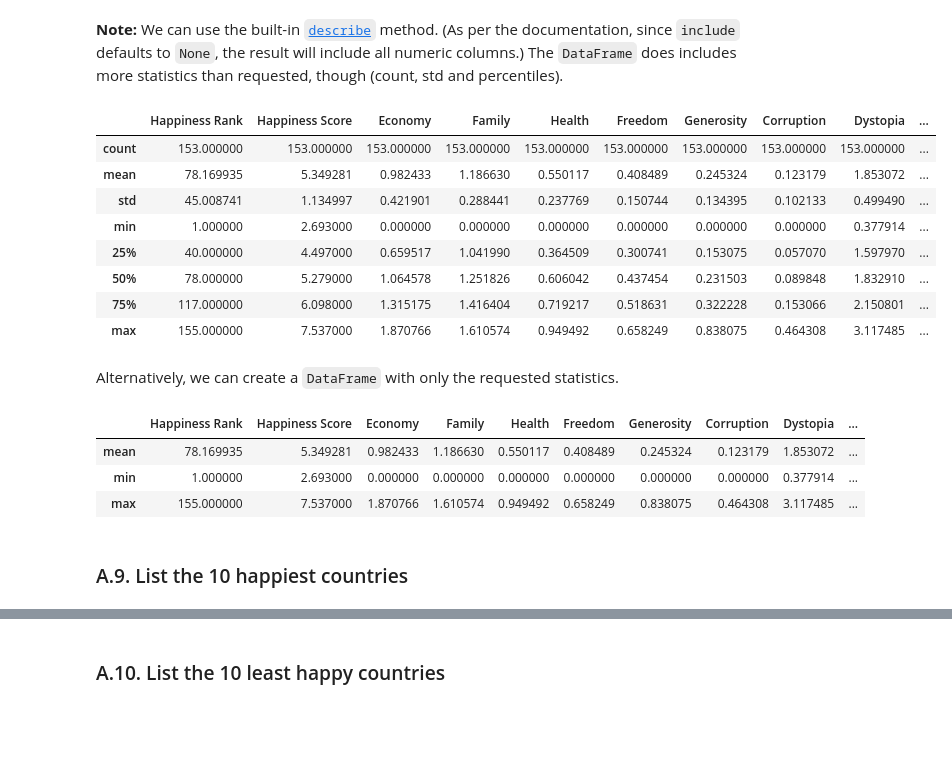
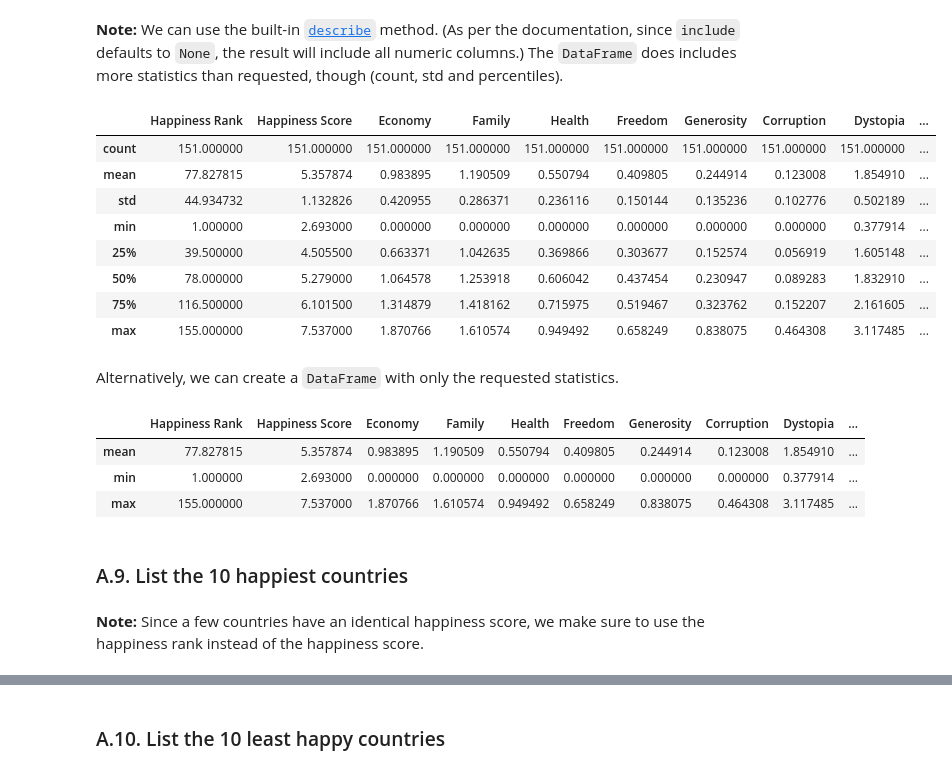
Before and after one commit to jeanrichard/epflx-adsml19-course1-project, a Jupyter notebook: course-01-project.ipynb, the cells around one changed output, grey strips where cells are left out. Saved outputs shown, nothing was run; the diff lists cells and outputs as text; code cells hidden in the pictures; blank space fills up the shorter version.

```diff
--- a/course-01-project.ipynb
+++ b/course-01-project.ipynb
@@ -17,7 +23,9 @@ path_to_data = './data.csv'
+# %%
+data_filename = pathlib.Path.cwd().joinpath('data.csv')
 # %% [markdown]
 ### A.2. Import the data as a Pandas DataFrame
 # %%
-df = pd.read_csv(path_to_data)
+df = pd.read_csv(data_filename)
 
 df.head(3)
 # %% [output]
@@ -91,18 +93,21 @@ df[df.isna().any(axis=1)]
+# %%
+dfclean = df.dropna(axis=0, how='any').copy()
+assert len(dfclean) == 151
 # %% [markdown]
 ### A.8. Obtain the mean, minimum and maximum value for each column containing numerical data
 # %% [markdown]
 **Note:** We can use the built-in [`describe`](https://pandas.pydata.org/pandas-docs/stable/reference/api/pandas.DataFrame.describe.html) method. (As per the documentation, since `include` defaults to `None`, the result will include all numeric columns.) The `DataFrame` does includes more statistics than requested, though (count, std and percentiles).
 # %%
-df.describe()
+dfclean.describe()
 # %% [output]
 |  | Happiness Rank | Happiness Score | Economy | Family | Health | Freedom | Generosity | Corruption | Dystopia | ... |
-| count | 153.000000 | 153.000000 | 153.000000 | 153.000000 | 153.000000 | 153.000000 | 153.000000 | 153.000000 | 153.000000 | ... |
-| mean | 78.169935 | 5.349281 | 0.982433 | 1.186630 | 0.550117 | 0.408489 | 0.245324 | 0.123179 | 1.853072 | ... |
-| std | 45.008741 | 1.134997 | 0.421901 | 0.288441 | 0.237769 | 0.150744 | 0.134395 | 0.102133 | 0.499490 | ... |
+| count | 151.000000 | 151.000000 | 151.000000 | 151.000000 | 151.000000 | 151.000000 | 151.000000 | 151.000000 | 151.000000 | ... |
+| mean | 77.827815 | 5.357874 | 0.983895 | 1.190509 | 0.550794 | 0.409805 | 0.244914 | 0.123008 | 1.854910 | ... |
+| std | 44.934732 | 1.132826 | 0.420955 | 0.286371 | 0.236116 | 0.150144 | 0.135236 | 0.102776 | 0.502189 | ... |
 | min | 1.000000 | 2.693000 | 0.000000 | 0.000000 | 0.000000 | 0.000000 | 0.000000 | 0.000000 | 0.377914 | ... |
-| 25% | 40.000000 | 4.497000 | 0.659517 | 1.041990 | 0.364509 | 0.300741 | 0.153075 | 0.057070 | 1.597970 | ... |
-| 50% | 78.000000 | 5.279000 | 1.064578 | 1.251826 | 0.606042 | 0.437454 | 0.231503 | 0.089848 | 1.832910 | ... |
-| 75% | 117.000000 | 6.098000 | 1.315175 | 1.416404 | 0.719217 | 0.518631 | 0.322228 | 0.153066 | 2.150801 | ... |
+| 25% | 39.500000 | 4.505500 | 0.663371 | 1.042635 | 0.369866 | 0.303677 | 0.152574 | 0.056919 | 1.605148 | ... |
+| 50% | 78.000000 | 5.279000 | 1.064578 | 1.253918 | 0.606042 | 0.437454 | 0.230947 | 0.089283 | 1.832910 | ... |
+| 75% | 116.500000 | 6.101500 | 1.314879 | 1.418162 | 0.715975 | 0.519467 | 0.323762 | 0.152207 | 2.161605 | ... |
 | max | 155.000000 | 7.537000 | 1.870766 | 1.610574 | 0.949492 | 0.658249 | 0.838075 | 0.464308 | 3.117485 | ... |
 # %% [markdown]
 Alternatively, we can create a `DataFrame` with only the requested statistics.
@@ -111,13 +116,12 @@ def describe_less(df: pd.DataFrame) -> pd.DataFrame:
     pairs = [(df.mean, 'mean'),
              (df.min, 'min'),
              (df.max, 'max')]
-    stats = [fun(numeric_only=True).to_frame(name=name).transpose() for fun, name in pairs]
-    return pd.concat(stats)
+    return pd.DataFrame({name: fun(numeric_only=True) for fun, name in pairs}).transpose()
 
-describe_less(df)
+describe_less(dfclean)
 # %% [output]
 |  | Happiness Rank | Happiness Score | Economy | Family | Health | Freedom | Generosity | Corruption | Dystopia | ... |
-| mean | 78.169935 | 5.349281 | 0.982433 | 1.186630 | 0.550117 | 0.408489 | 0.245324 | 0.123179 | 1.853072 | ... |
+| mean | 77.827815 | 5.357874 | 0.983895 | 1.190509 | 0.550794 | 0.409805 | 0.244914 | 0.123008 | 1.854910 | ... |
 | min | 1.000000 | 2.693000 | 0.000000 | 0.000000 | 0.000000 | 0.000000 | 0.000000 | 0.000000 | 0.377914 | ... |
 | max | 155.000000 | 7.537000 | 1.870766 | 1.610574 | 0.949492 | 0.658249 | 0.838075 | 0.464308 | 3.117485 | ... |
 # %% [markdown]
@@ -126,0 +129,2 @@ describe_less(df)
+# %% [markdown]
+**Note:** Since a few countries have an identical happiness score, we make sure to use the happiness rank instead of the happiness score.
```
Also changed, not shown: parts of 45 cells of this notebook.
